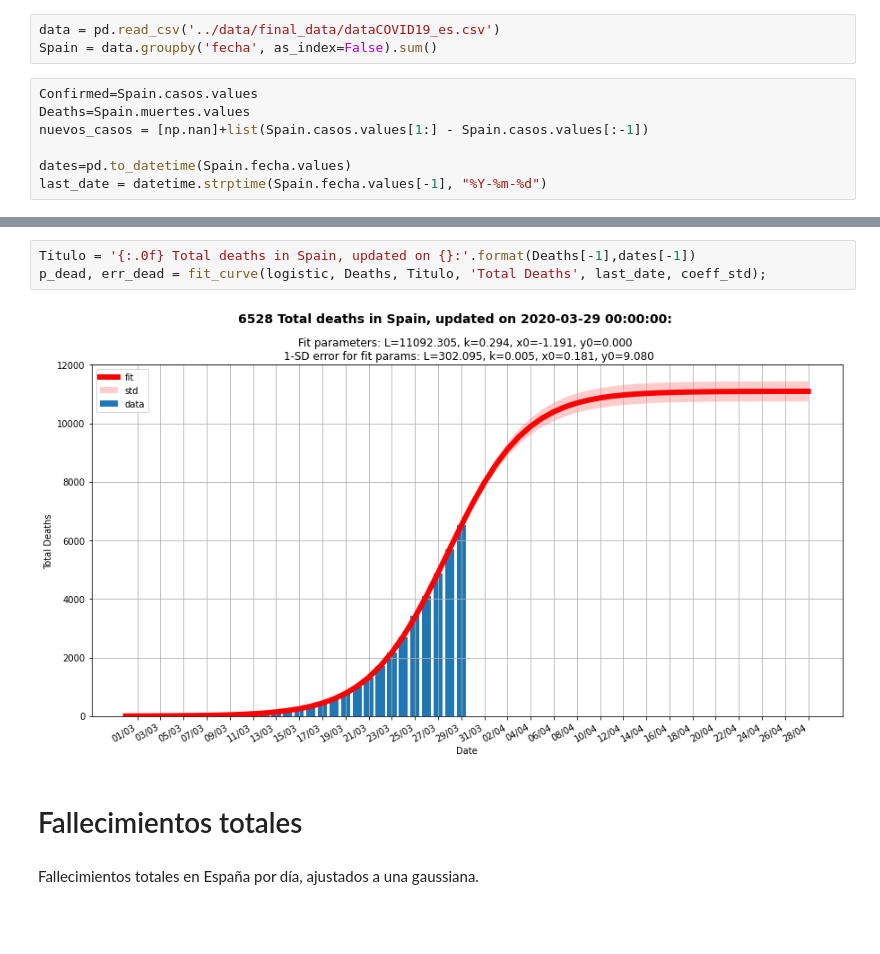
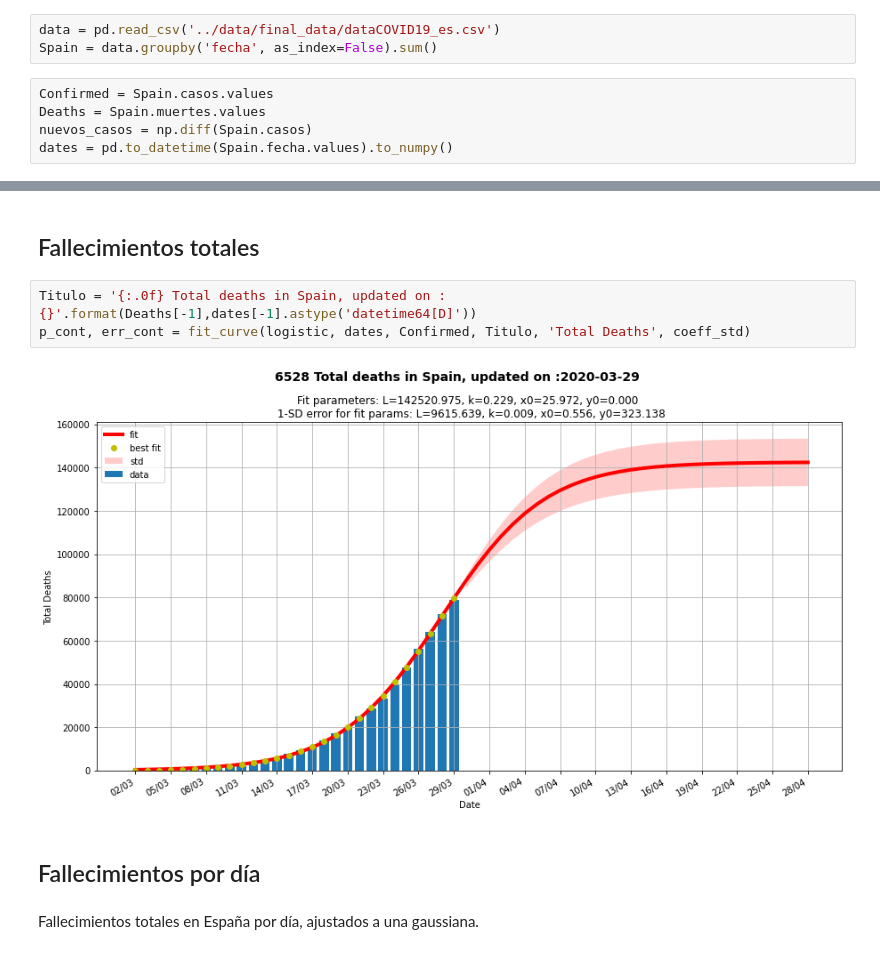
Before and after one commit to victorvicpal/COVID19_es, a Jupyter notebook: notebooks/FitDataToLogisticCurve.ipynb, the cells around one changed output, grey strips where cells are left out. Cells and saved outputs as stored; diff of their text form; blank space fills up the shorter version.

```diff
--- a/notebooks/FitDataToLogisticCurve.ipynb
+++ b/notebooks/FitDataToLogisticCurve.ipynb
@@ -135,10 +139,8 @@ Los datos son obtenidos desde el Minsiterio de Sanidad en la página, y son conv
 data = pd.read_csv('../data/final_data/dataCOVID19_es.csv')
 Spain = data.groupby('fecha', as_index=False).sum()
 # %%
-Confirmed=Spain.casos.values
-Deaths=Spain.muertes.values
-nuevos_casos = [np.nan]+list(Spain.casos.values[1:] - Spain.casos.values[:-1])
-
-dates=pd.to_datetime(Spain.fecha.values)
-last_date = datetime.strptime(Spain.fecha.values[-1], "%Y-%m-%d")
+Confirmed = Spain.casos.values
+Deaths = Spain.muertes.values
+nuevos_casos = np.diff(Spain.casos)
+dates = pd.to_datetime(Spain.fecha.values).to_numpy()
 # %% [markdown]
@@ -152,10 +165,12 @@ p_cont, err_cont = fit_curve(logistic, Confirmed, Titulo , 'Total confirmed case
+# %% [markdown]
+## Fallecimientos totales <a class="anchor" id="1.3"></a>
 # %%
-Titulo = '{:.0f} Total deaths in Spain, updated on {}:'.format(Deaths[-1],dates[-1])
-p_dead, err_dead = fit_curve(logistic, Deaths, Titulo, 'Total Deaths', last_date, coeff_std);
+Titulo = '{:.0f} Total deaths in Spain, updated on :{}'.format(Deaths[-1],dates[-1].astype('datetime64[D]'))
+p_cont, err_cont = fit_curve(logistic, dates, Confirmed, Titulo, 'Total Deaths', coeff_std)
 # %% [output]
-[figure, old version]
+[figure, new version]
 # %% [markdown]
-# Fallecimientos totales <a class="anchor" id="2."></a>
+## Fallecimientos por día <a class="anchor" id="1.4"></a>
 # %% [markdown]
 Fallecimientos totales en España por día, ajustados a una gaussiana.
 # %%
```
Also changed, not shown: parts of 25 cells of this notebook, 1 other file.
